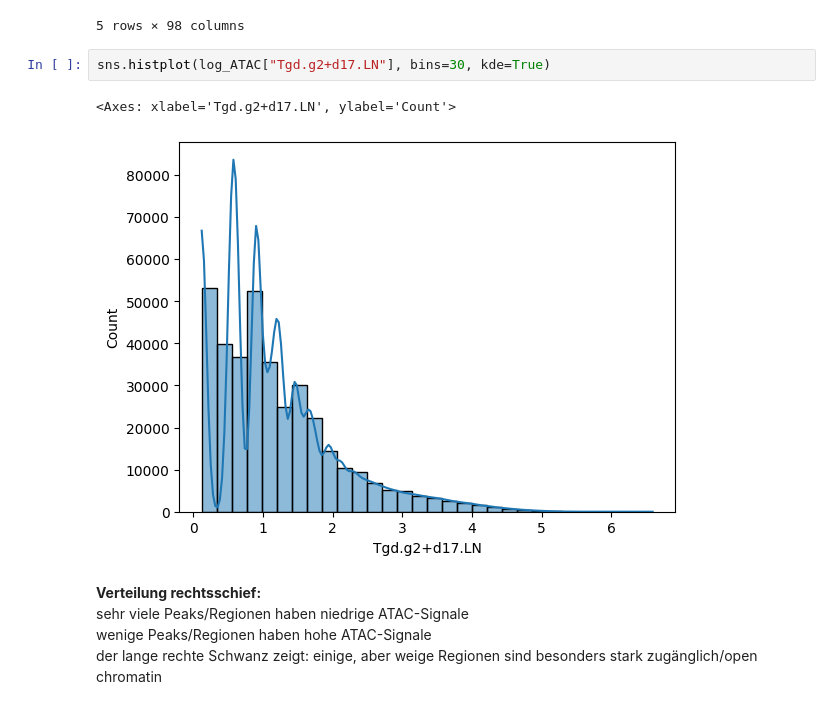
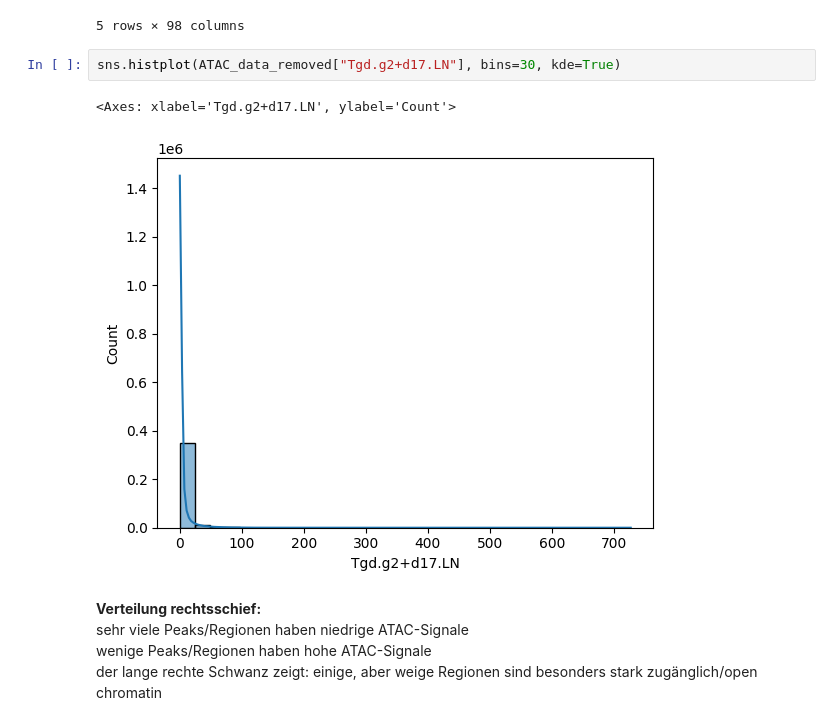
Before and after one commit to datascience-mobi-2026/topic04_team03, a Jupyter notebook: jupyter_rosa.ipynb, the cells around one changed output. Drawn from its saved outputs; the diff is of its cells as text.

```diff
--- a/jupyter_rosa.ipynb
+++ b/jupyter_rosa.ipynb
@@ -222,10 +276,10 @@ log_ATAC.head()
 | 6 | ImmGenATAC1219.peak_7 | chr1 | 15.039320 | 0.364643 | 1.272566 | ... |
 5 rows × 98 columns
 # %%
-sns.histplot(log_ATAC["Tgd.g2+d17.LN"], bins=30, kde=True)
+sns.histplot(ATAC_data_removed["Tgd.g2+d17.LN"], bins=30, kde=True)
 # %% [output]
 <Axes: xlabel='Tgd.g2+d17.LN', ylabel='Count'>
-[figure, old version]
+[figure, new version]
 # %% [markdown]
 **Verteilung rechtsschief:**
 <br> sehr viele Peaks/Regionen haben niedrige ATAC-Signale
```
Also changed, not shown: parts of 39 cells of this notebook.
